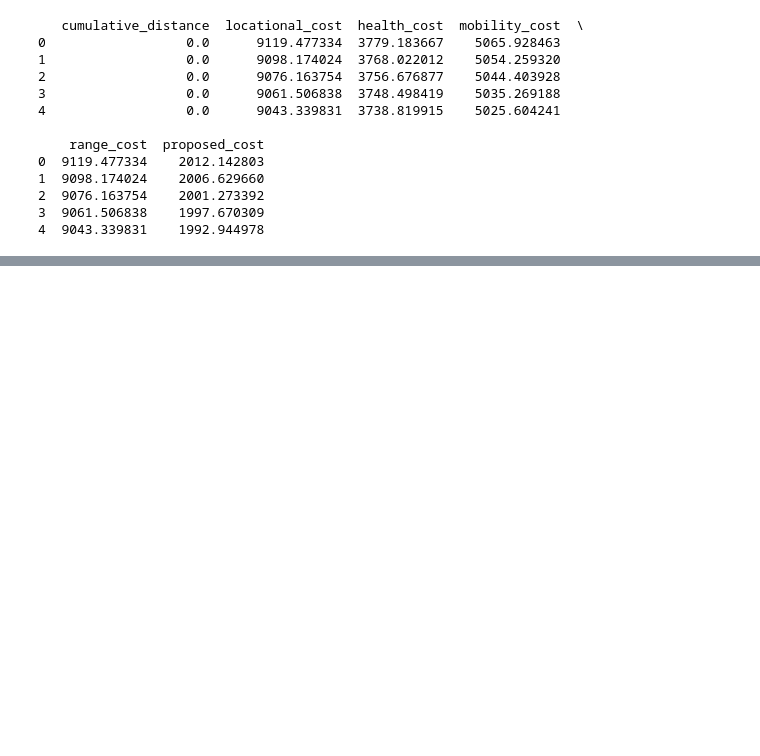
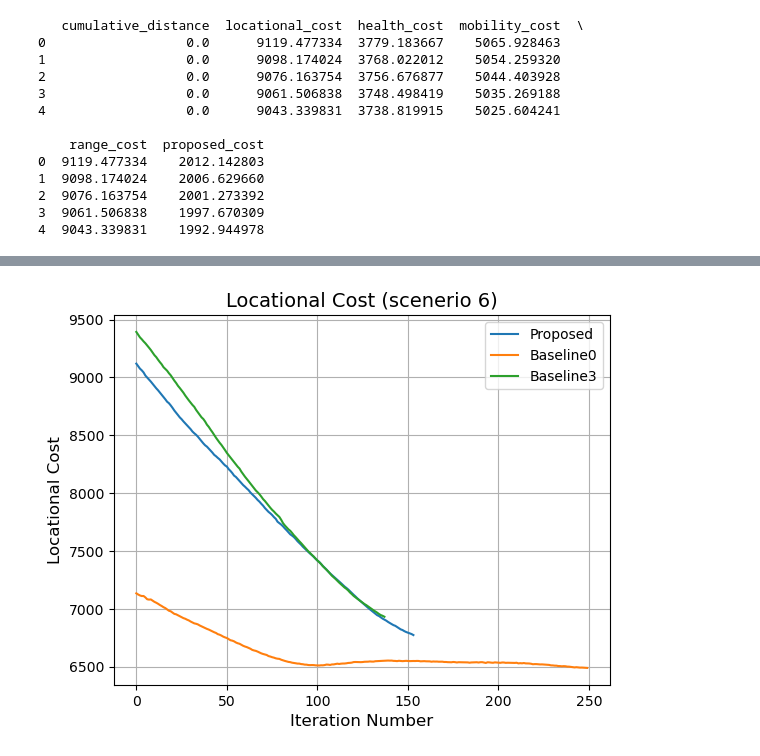
Before and after one commit to thapashekhar/MRS_Unified_Coverage, a Jupyter notebook: robotarium_python_simulator_MRS_UGA/rps/mrs_unified_coverage/plottingscript.ipynb, the cells around one changed output, grey strips where cells are left out. Cells and saved outputs as stored; diff of their text form; code cells hidden in the pictures; blank space fills up the shorter version.

```diff
--- a/robotarium_python_simulator_MRS_UGA/rps/mrs_unified_coverage/plottingscript.ipynb
+++ b/robotarium_python_simulator_MRS_UGA/rps/mrs_unified_coverage/plottingscript.ipynb
@@ -108,0 +107,19 @@ plt.show()
+# %%
+
+plt.plot(df_cost.index, df_cost.locational_cost  , label ="Proposed" )
+plt.plot(df_cost1.index, df_cost1.locational_cost, label ="Baseline0")
+plt.plot(df_cost11.index, df_cost11.locational_cost, label ="Baseline3")
+
+# Add title and axis labels
+plt.title("Locational Cost (scenerio 6)", fontsize=14)   # Set title
+plt.xlabel("Iteration Number", fontsize=12) # X-axis label
+plt.ylabel("Locational Cost", fontsize=12)              # Y-axis label
+# Add a legend
+plt.legend()
+
+# Show the grid for better readability
+plt.grid(True)
+plt.savefig("./plot/locational_cost_scenario6.png")
+plt.show()
+# %% [output]
+[figure, added]
```
Also changed, not shown: parts of 6 cells of this notebook, 17 other files.
